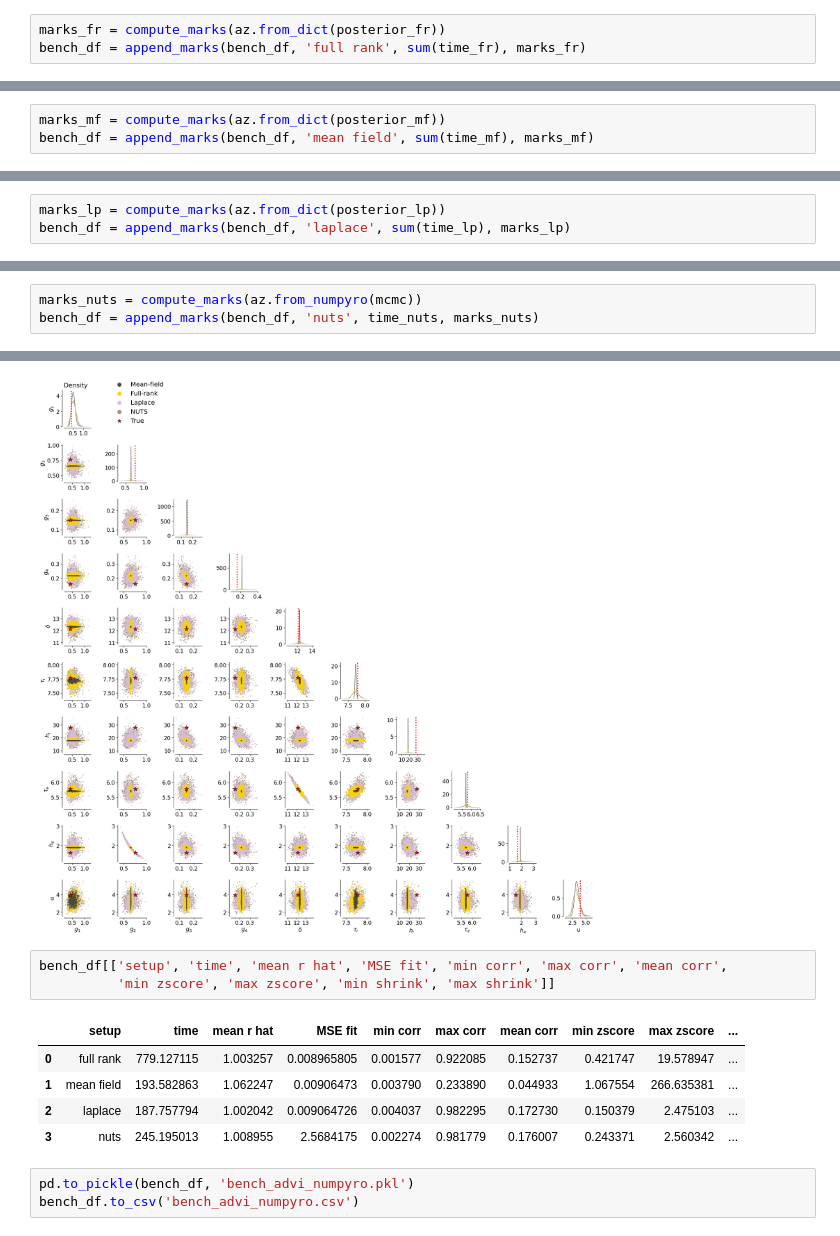
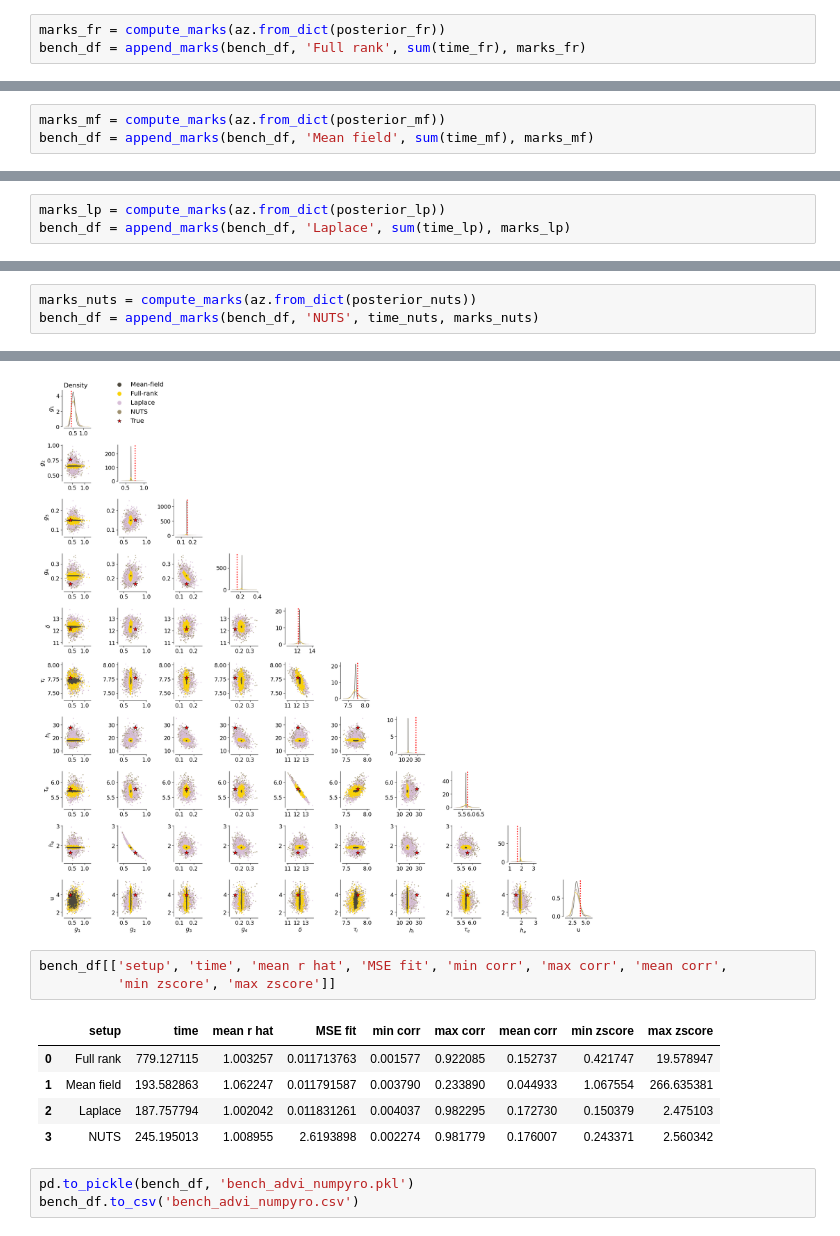
Before and after one commit to emstruong/DCM_PPLs, a Jupyter notebook: Benchmarking/Algorithmic_Benchmark_Numpyro.ipynb, the cells around one changed output, grey strips where cells are left out. Cells and saved outputs as stored; diff of their text form.

```diff
--- a/Benchmarking/Algorithmic_Benchmark_Numpyro.ipynb
+++ b/Benchmarking/Algorithmic_Benchmark_Numpyro.ipynb
@@ -386,7 +380,7 @@ for i in range(len_sel) :
 [figure]
 # %%
 marks_fr = compute_marks(az.from_dict(posterior_fr))
-bench_df = append_marks(bench_df, 'full rank', sum(time_fr), marks_fr)
+bench_df = append_marks(bench_df, 'Full rank', sum(time_fr), marks_fr)
 # %% [markdown]
 ## VI Mean-field
 # %%
@@ -476,7 +470,7 @@ for i in range(len_sel) :
 [figure]
 # %%
 marks_mf = compute_marks(az.from_dict(posterior_mf))
-bench_df = append_marks(bench_df, 'mean field', sum(time_mf), marks_mf)
+bench_df = append_marks(bench_df, 'Mean field', sum(time_mf), marks_mf)
 # %% [markdown]
 ## VI Laplace approximation
 # %%
@@ -566,7 +560,7 @@ for i in range(len_sel) :
 [figure]
 # %%
 marks_lp = compute_marks(az.from_dict(posterior_lp))
-bench_df = append_marks(bench_df, 'laplace', sum(time_lp), marks_lp)
+bench_df = append_marks(bench_df, 'Laplace', sum(time_lp), marks_lp)
 # %% [markdown]
 ## HMC NUTS
 # %%
@@ -615,5 +609,5 @@ for i in range(len_sel) :
 # %% [output]
 [figure]
 # %%
-marks_nuts = compute_marks(az.from_numpyro(mcmc))
-bench_df = append_marks(bench_df, 'nuts', time_nuts, marks_nuts)
+marks_nuts = compute_marks(az.from_dict(posterior_nuts))
+bench_df = append_marks(bench_df, 'NUTS', time_nuts, marks_nuts)
@@ -708,13 +700,13 @@ fig.tight_layout()
 [figure]
 # %%
 bench_df[['setup', 'time', 'mean r hat', 'MSE fit', 'min corr', 'max corr', 'mean corr',
-          'min zscore', 'max zscore', 'min shrink', 'max shrink']]
+          'min zscore', 'max zscore']]
 # %% [output]
-|  | setup | time | mean r hat | MSE fit | min corr | max corr | mean corr | min zscore | max zscore | ... |
-| 0 | full rank | 779.127115 | 1.003257 | 0.008965805 | 0.001577 | 0.922085 | 0.152737 | 0.421747 | 19.578947 | ... |
-| 1 | mean field | 193.582863 | 1.062247 | 0.00906473 | 0.003790 | 0.233890 | 0.044933 | 1.067554 | 266.635381 | ... |
-| 2 | laplace | 187.757794 | 1.002042 | 0.009064726 | 0.004037 | 0.982295 | 0.172730 | 0.150379 | 2.475103 | ... |
-| 3 | nuts | 245.195013 | 1.008955 | 2.5684175 | 0.002274 | 0.981779 | 0.176007 | 0.243371 | 2.560342 | ... |
+|  | setup | time | mean r hat | MSE fit | min corr | max corr | mean corr | min zscore | max zscore |
+| 0 | Full rank | 779.127115 | 1.003257 | 0.011713763 | 0.001577 | 0.922085 | 0.152737 | 0.421747 | 19.578947 |
+| 1 | Mean field | 193.582863 | 1.062247 | 0.011791587 | 0.003790 | 0.233890 | 0.044933 | 1.067554 | 266.635381 |
+| 2 | Laplace | 187.757794 | 1.002042 | 0.011831261 | 0.004037 | 0.982295 | 0.172730 | 0.150379 | 2.475103 |
+| 3 | NUTS | 245.195013 | 1.008955 | 2.6193898 | 0.002274 | 0.981779 | 0.176007 | 0.243371 | 2.560342 |
 # %%
 pd.to_pickle(bench_df, 'bench_advi_numpyro.pkl')
 bench_df.to_csv('bench_advi_numpyro.csv')
```
Also changed, not shown: parts of 10 cells of this notebook.
